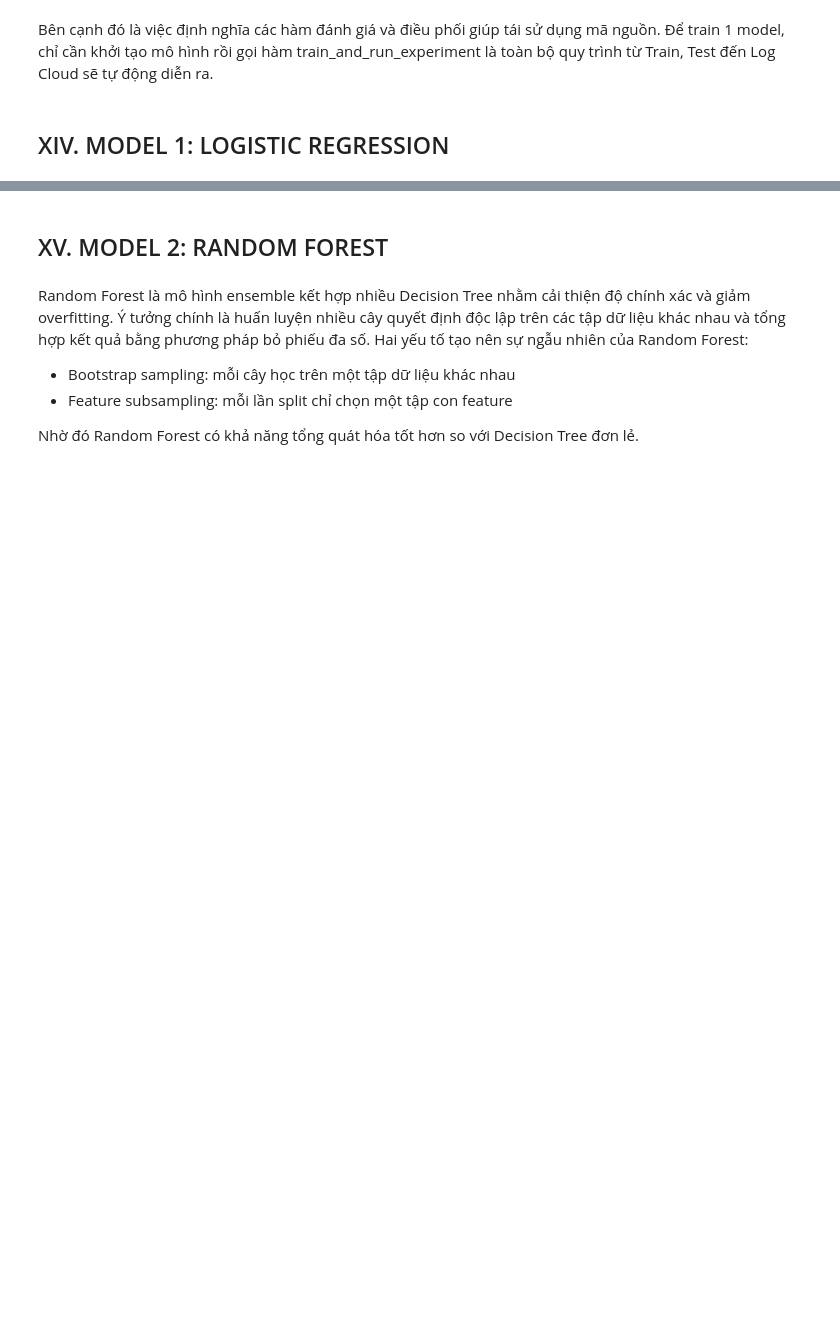
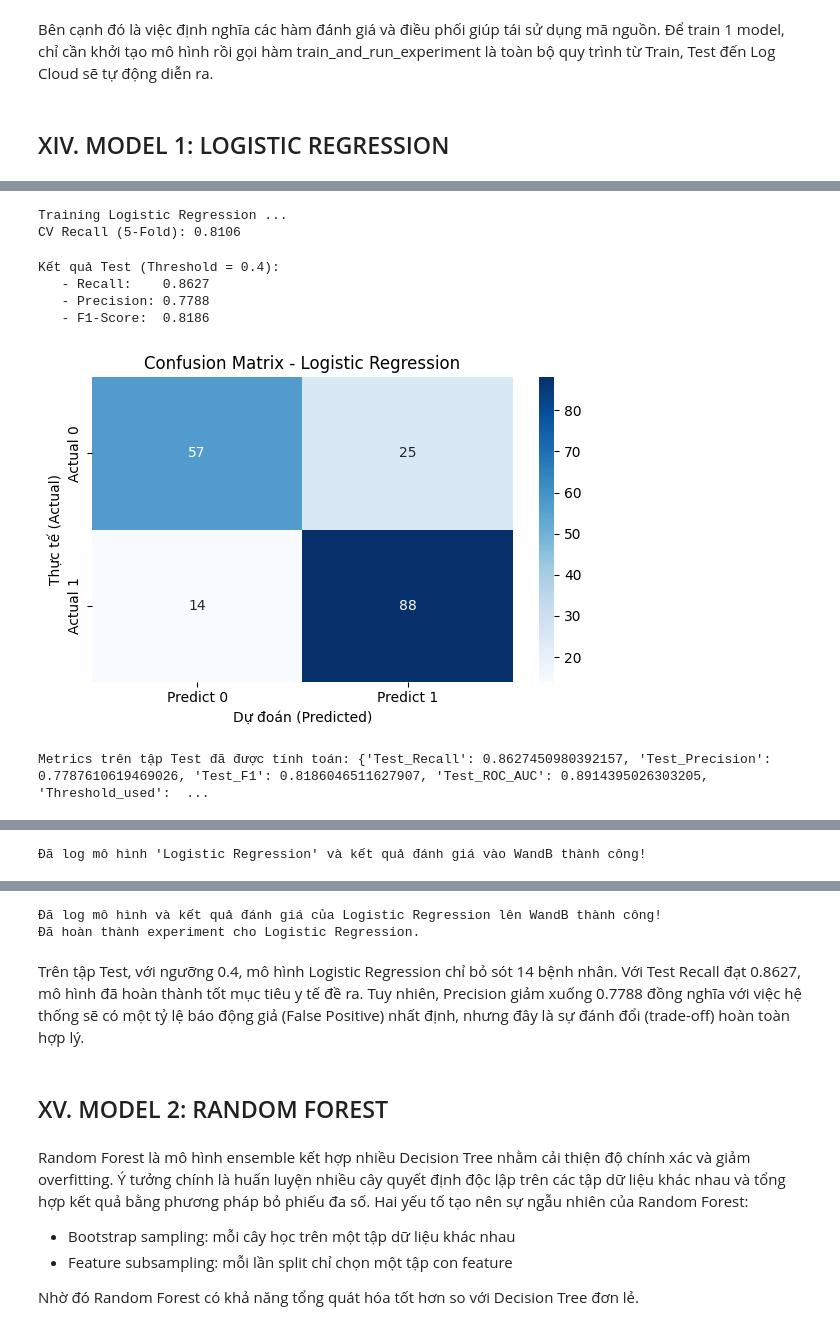
Before and after one commit to phat-05/heart-disease-classification, a Jupyter notebook: notebooks/project_analysis.ipynb, the cells around one changed output, grey strips where cells are left out. Cells and saved outputs as stored; diff of their text form; code cells hidden in the pictures; blank space fills up the shorter version.

```diff
--- a/notebooks/project_analysis.ipynb
+++ b/notebooks/project_analysis.ipynb
@@ -1660,0 +1729,22 @@ def train_and_run_experiment(
+# %%
+#Chạy experiment với model Logistic Regression đã được tối ưu hyperparameters từ GridSearchCV,
+#sử dụng threshold 0.4 để đánh giá trên tập Test và log kết quả lên WandB với tên "Logistic Regression"
+lr_model, lr_metrics = train_and_run_experiment(
+    model=grid_lr.best_estimator_,
+    model_name="Logistic Regression",
+    config=grid_lr.best_params_,
+    X_train=X_train_prepared,
+    y_train=y_train,
+    X_test=X_test_prepared,
+    y_test=y_test,
+    threshold=0.4
+)
+# %% [output]
+Training Logistic Regression ...
+CV Recall (5-Fold): 0.8106
+Kết quả Test (Threshold = 0.4):
+   - Recall:    0.8627
+   - Precision: 0.7788
+   - F1-Score:  0.8186
+[figure, added]
+Metrics trên tập Test đã được tính toán: {'Test_Recall': 0.8627450980392157, 'Test_Precision': 0.7787610619469026, 'Test_F1': 0.8186046511627907, 'Test_ROC_AUC': 0.8914395026303205, 'Threshold_used':  ...
@@ -1660,0 +1756 @@ def train_and_run_experiment(
+Đã log mô hình 'Logistic Regression' và kết quả đánh giá vào WandB thành công!
@@ -1661,3 +1760,7 @@ def train_and_run_experiment(
+Đã log mô hình và kết quả đánh giá của Logistic Regression lên WandB thành công!
+Đã hoàn thành experiment cho Logistic Regression.
+# %% [markdown]
+Trên tập Test, với ngưỡng 0.4, mô hình Logistic Regression chỉ bỏ sót 14 bệnh nhân. Với Test Recall đạt 0.8627, mô hình đã hoàn thành tốt mục tiêu y tế đề ra. Tuy nhiên, Precision giảm xuống 0.7788 đồng nghĩa với việc hệ thống sẽ có một tỷ lệ báo động giả (False Positive) nhất định, nhưng đây là sự đánh đổi (trade-off) hoàn toàn hợp lý.
 # %% [markdown]
 ## XV. MODEL 2: RANDOM FOREST
 # %% [markdown]
```
Also changed, not shown: parts of 23 cells of this notebook.
